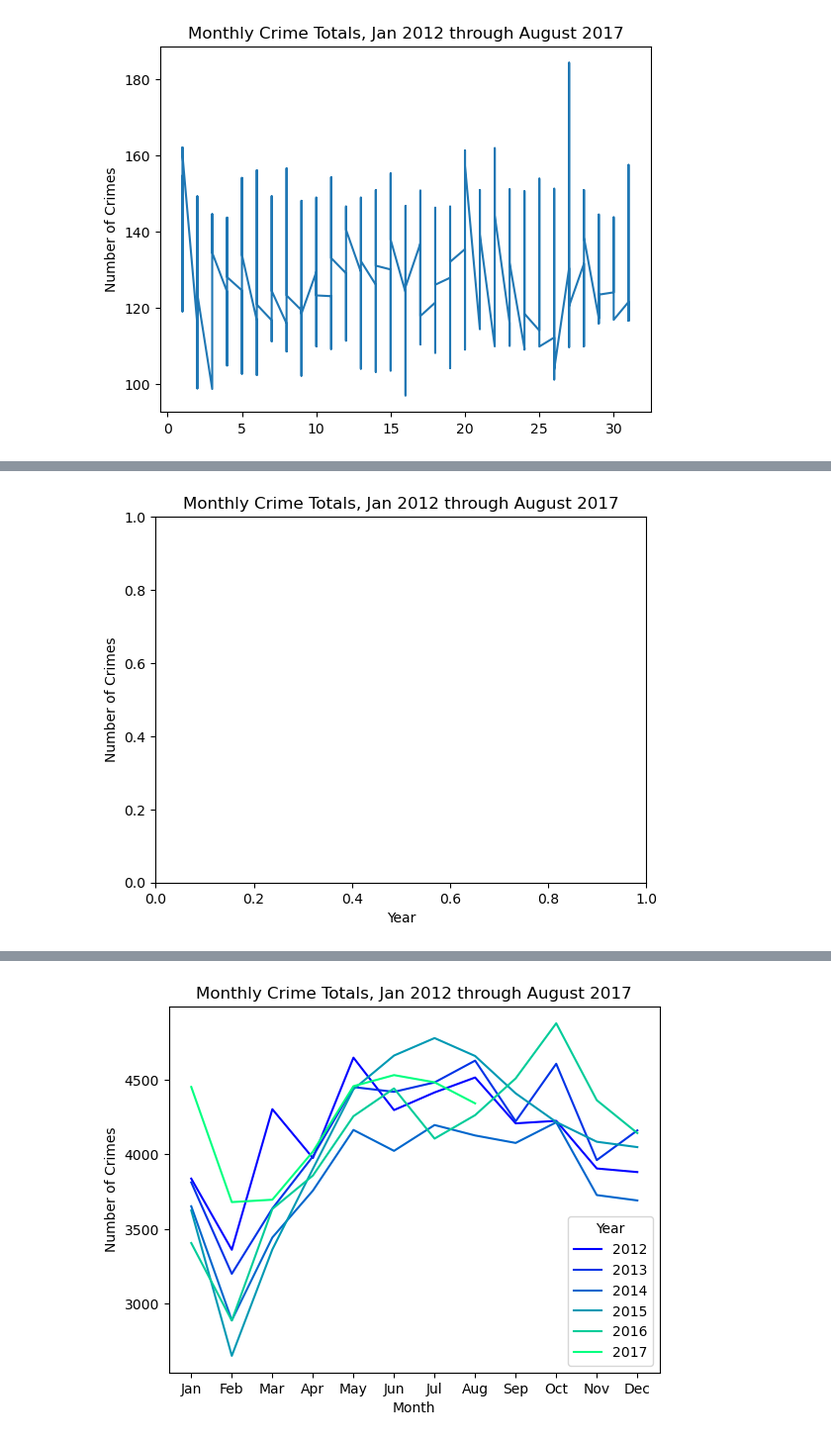
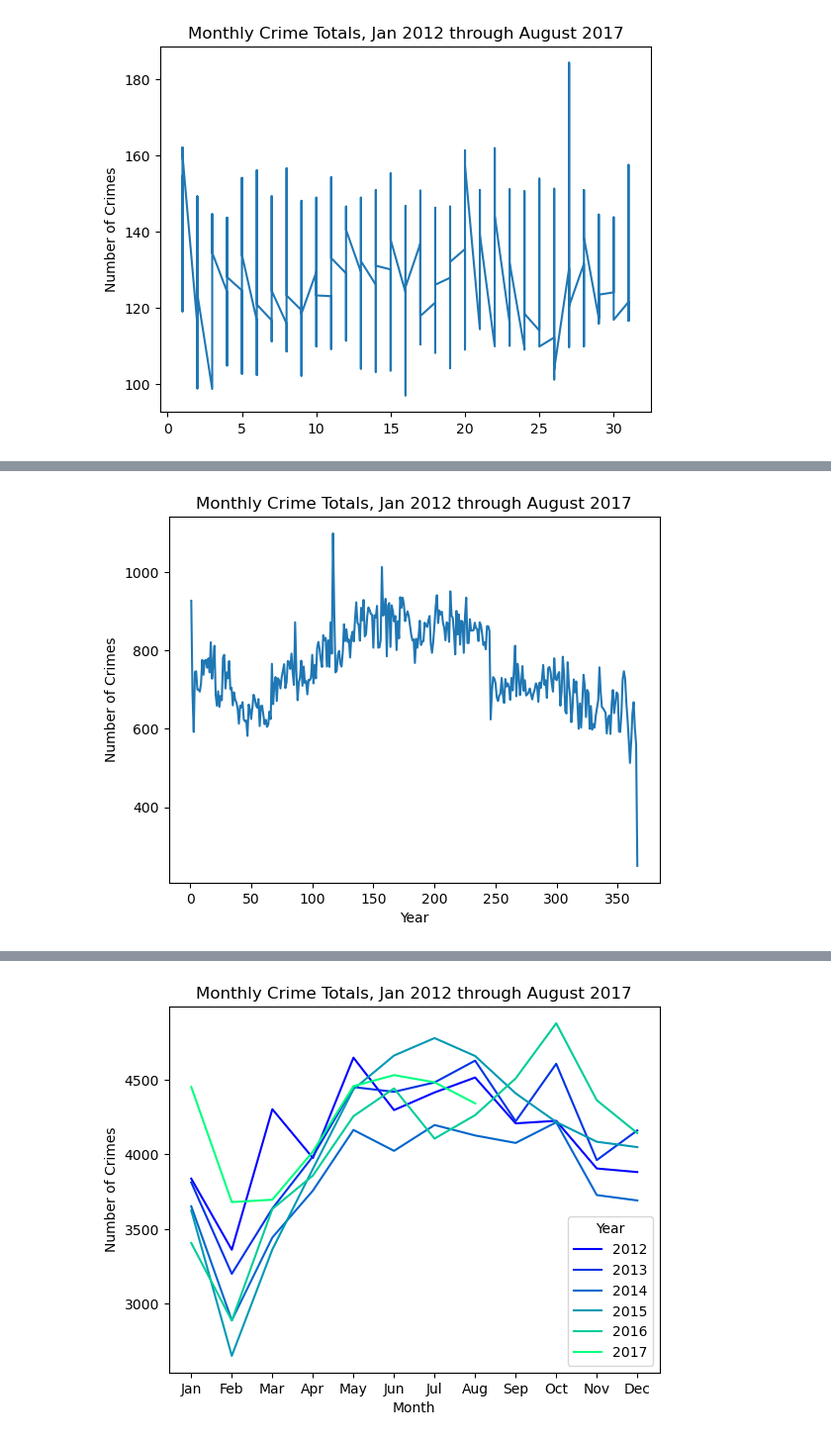
Before and after one commit to johbry17/Crime-in-Baltimore, a Jupyter notebook: Resources/miscellaneous/test.ipynb, the cells around one changed output, grey strips where cells are left out. Shown: that part at 99% size. Saved outputs shown, nothing was run; the diff lists cells and outputs as text; code cells hidden in the pictures.

Commit message:
updated charts

```diff
--- a/Resources/miscellaneous/test.ipynb
+++ b/Resources/miscellaneous/test.ipynb
@@ -159,9 +160,15 @@ plt.show()
 year_df = df.copy()
 year_df["Year"] = year_df.CrimeDate.dt.year
 
-year_df["mean_crime"] = year_df.groupby("Year").size().mean()
-print(year_df.head())
+# remove February 29th (leap year)
+year_df = year_df[~((year_df.CrimeDate.dt.month == 2) & year_df.CrimeDate.dt.day == 29)]
 
+_ = year_df.groupby(year_df.CrimeDate.dt.dayofyear).size().reset_index(name='mean_crime')
+_ = _[_.CrimeDate != 60]
+
+
+
+plt.plot(_.CrimeDate, _.mean_crime)
 plt.xlabel("Year")
 plt.ylabel("Number of Crimes")
 plt.title("Monthly Crime Totals, Jan 2012 through August 2017")
@@ -187 +183 @@ plt.show()
-[figure, old version]
+[figure, new version]
```
Also changed, not shown: parts of 4 cells of this notebook.
